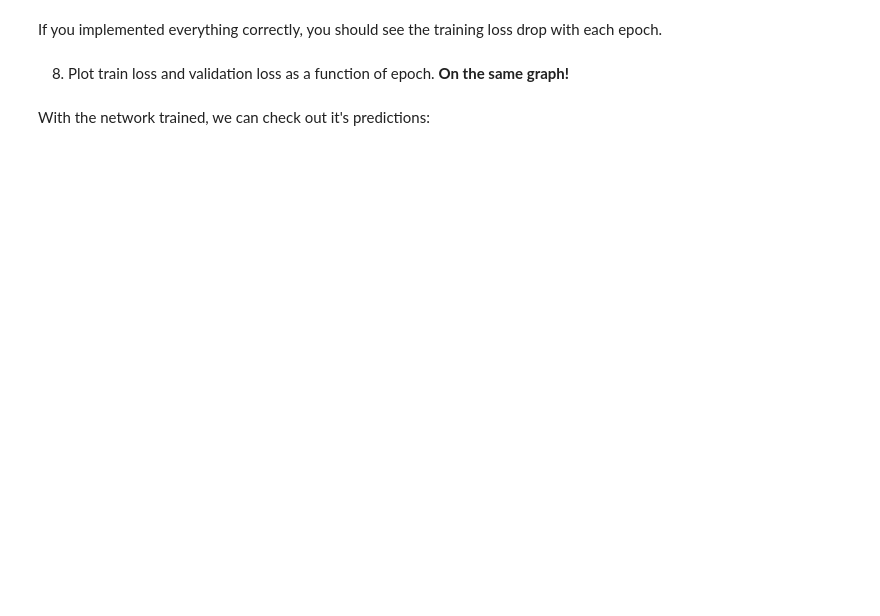
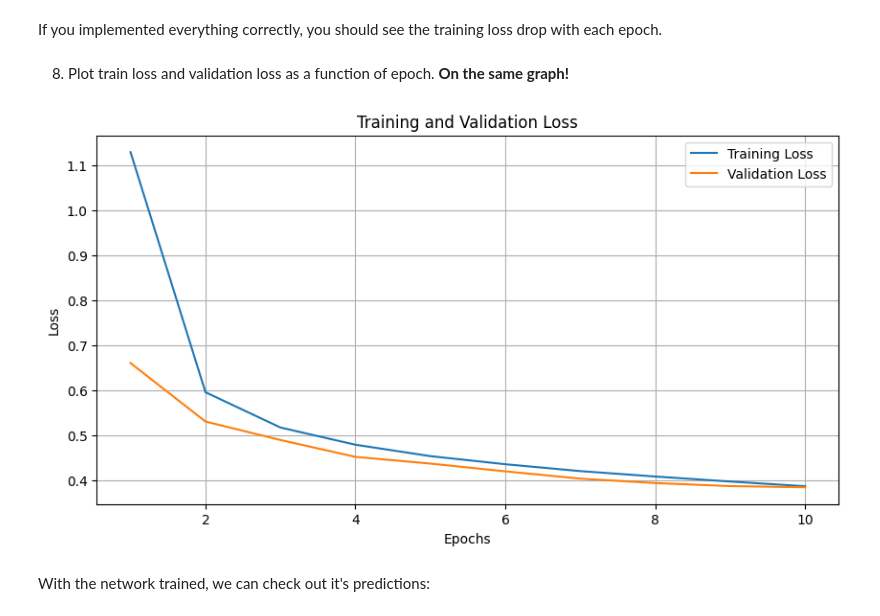
Before and after one commit to znavezz/Machine-Learning, a Jupyter notebook: Ex5_Machine_Learning.ipynb, the cells around one changed output. Cells and saved outputs as stored; diff of their text form; code cells hidden in the pictures; blank space fills up the shorter version.

```diff
--- a/Ex5_Machine_Learning.ipynb
+++ b/Ex5_Machine_Learning.ipynb
@@ -464,19 +543,13 @@ nepochs = 5
 # %%
 model = NeuralNetwork()
 
-# TODO: 4. create sgd optimizer. It should optimize our model parameters with
+# create sgd optimizer. It should optimize our model parameters with
 #    learning_rate defined above
-######################
-### YOUR CODE HERE ###
-######################
-# optimizer = ...
+optimizer = optim.SGD(model.parameters(), lr=learning_rate)
 
-# TODO: 5. create a criterion object. It should be negative log-likelihood loss since the task
+# create a criterion object. It should be negative log-likelihood loss since the task
 #    is a multi-task classification (digits classification)
-######################
-### YOUR CODE HERE ###
-######################
-# criterion = ...
+criterion = nn.NLLLoss()
 # %%
 # 6.1. Train the model. (Fill empty code blocks)
 def train_model(model, optimizer, criterion,
@@ -506,10 +579,12 @@ def train_model(model, optimizer, criterion,
           # Training pass
           model.train() # set model in train mode
 
-          # TODO: Compute the loss and do the backward and optimizer step
-          ######################
-          ### YOUR CODE HERE ###
-          ######################
+          # Compute the loss and do the backward and optimizer step
+          optimizer.zero_grad()
+          outputs = model(images)
+          loss = criterion(outputs, labels)
+          loss.backward()
+          optimizer.step()
 
           running_loss += loss.item()
       else:
@@ -522,12 +597,9 @@ def train_model(model, optimizer, criterion,
                     images = images.view(images.shape[0], -1)
                   model.eval() # set model in evaluation mode
 
-                  # TODO: compute the Validation Loss
-                  ######################
-                  ### YOUR CODE HERE ###
-                  ######################
-                  # val_loss = ...
-                  ######################
+                  # compute the Validation Loss
+                  outputs = model(images)
+                  val_loss = criterion(outputs, labels)
 
                   running_val_loss += val_loss.item()
 
@@ -538,6 +610,7 @@ def train_model(model, optimizer, criterion,
           print("Epoch: {}/{}.. ".format(e+1, nepochs),
                 "Training Loss: {:.3f}.. ".format(running_loss/len(train_loader)),
                 "Validation Loss: {:.3f}.. ".format(running_val_loss/len(val_loader)))
+
   return train_losses, val_losses
 # %%
   # 6.1. Train the model.
@@ -559,3 +638,16 @@ If you implemented everything correctly, you should see the training loss drop w
+# %%
+# TODO: plot train and validation loss as a function of # epochs
+plt.figure(figsize=(10,5))
+plt.plot(range(1, nepochs + 1), train_losses, label='Training Loss')
+plt.plot(range(1, nepochs + 1), val_losses, label='Validation Loss')
+plt.xlabel('Epochs')
+plt.ylabel('Loss')
+plt.title('Training and Validation Loss')
+plt.legend()
+plt.grid(True)
+plt.show()
+# %% [output]
+[figure, added]
 # %% [markdown]
 With the network trained, we can check out it's predictions:
 # %%
```
Also changed, not shown: parts of 47 cells of this notebook.
